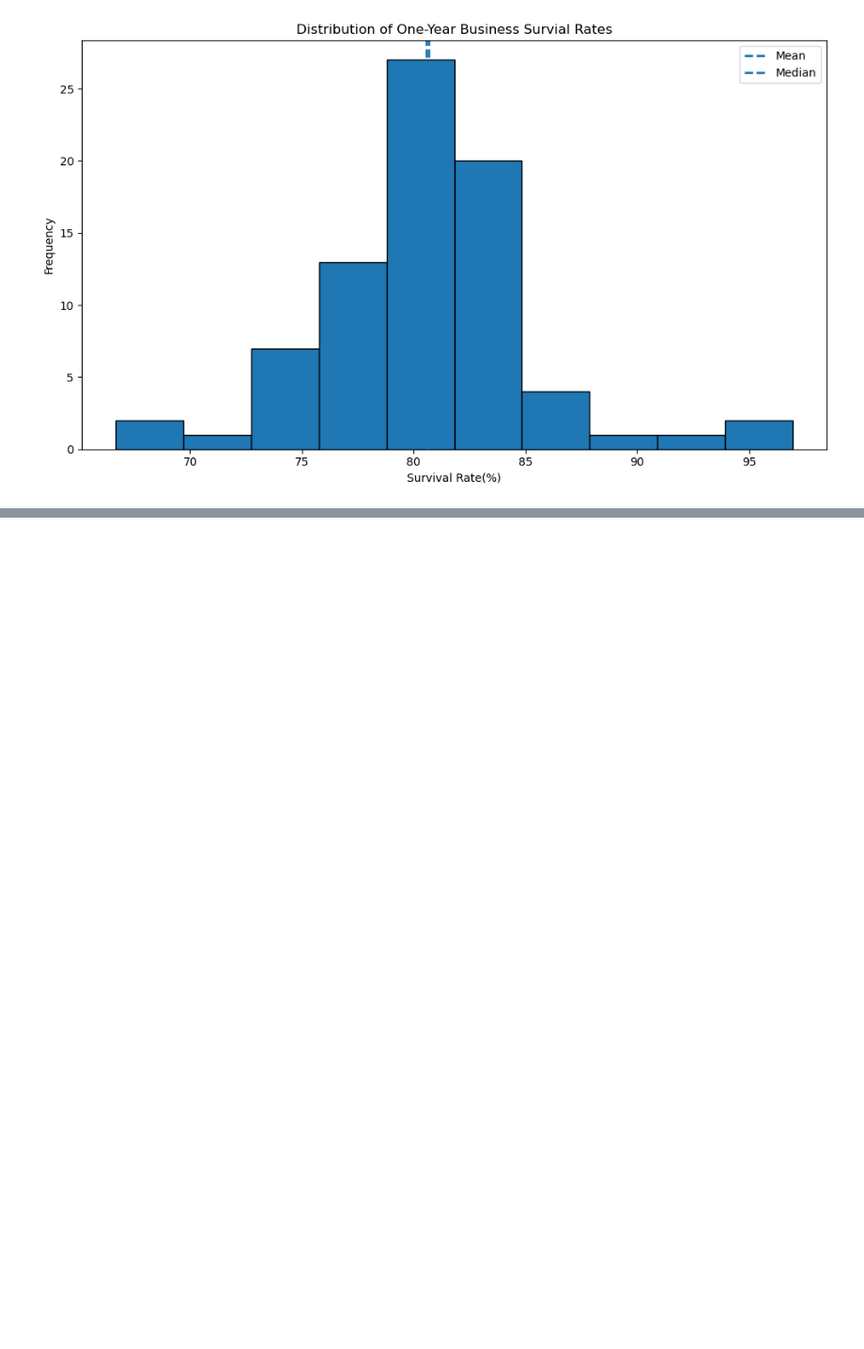
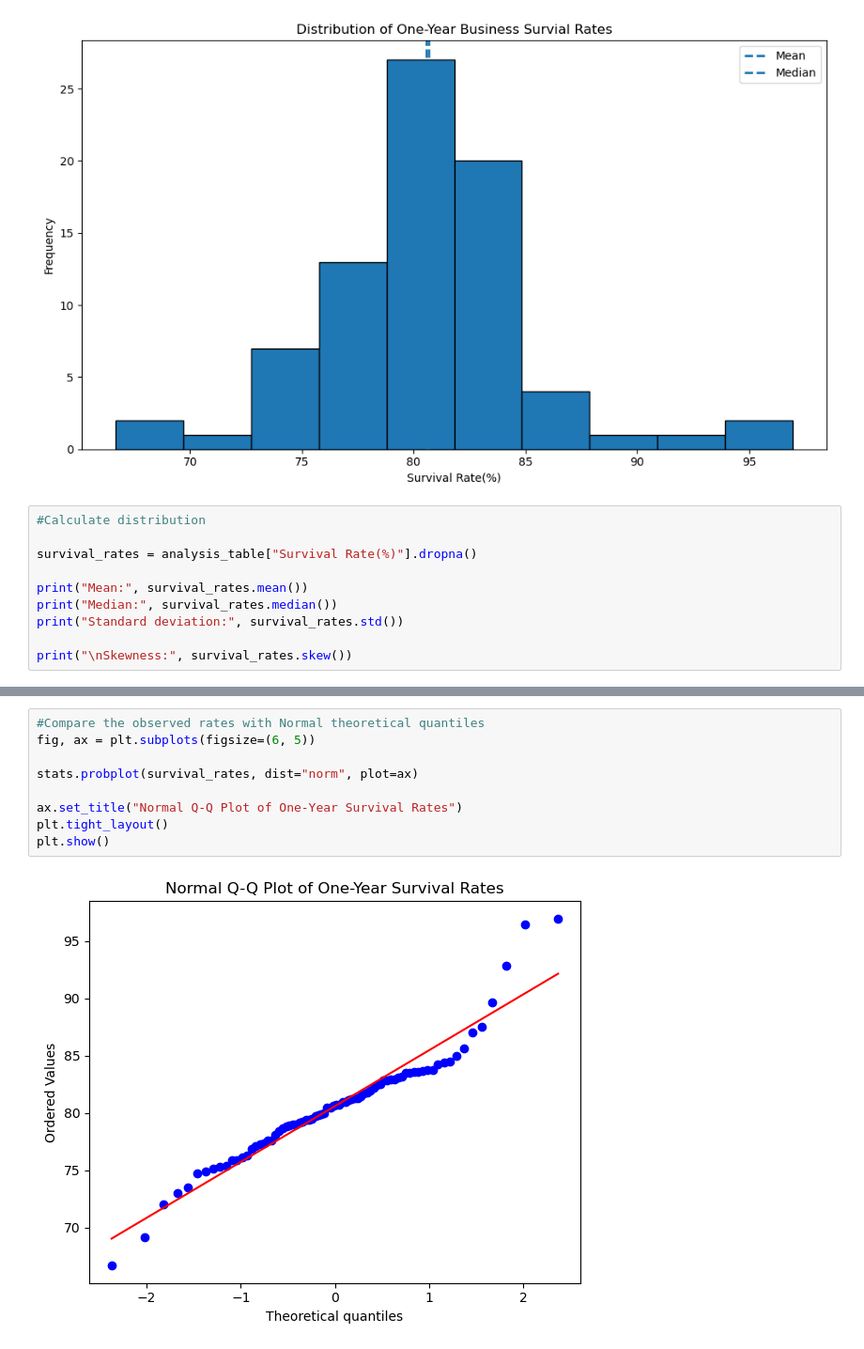
Before and after one commit to 2026679-arch/Statistical-Tech-679, a Jupyter notebook: Stats-CA1-2026679.ipynb, the cells around one changed output, grey strips where cells are left out. Shown at 94% size. Saved outputs shown, nothing was run; the diff lists cells and outputs as text; blank space fills up the shorter version.

```diff
--- a/Stats-CA1-2026679.ipynb
+++ b/Stats-CA1-2026679.ipynb
@@ -386,3 +422,13 @@ plt.tight_layout()
 plt.show()
 # %% [output]
 [figure]
+# %%
+#Calculate distribution
+
+survival_rates = analysis_table["Survival Rate(%)"].dropna()
+
+print("Mean:", survival_rates.mean())
+print("Median:", survival_rates.median())
+print("Standard deviation:", survival_rates.std())
+
+print("\nSkewness:", survival_rates.skew())
@@ -388,0 +501,11 @@ plt.show()
+# %%
+#Compare the observed rates with Normal theoretical quantiles
+fig, ax = plt.subplots(figsize=(6, 5))
+
+stats.probplot(survival_rates, dist="norm", plot=ax)
+
+ax.set_title("Normal Q-Q Plot of One-Year Survival Rates")
+plt.tight_layout()
+plt.show()
+# %% [output]
+[figure, added]
```
Also changed, not shown: parts of 42 cells of this notebook, 3 other files.
